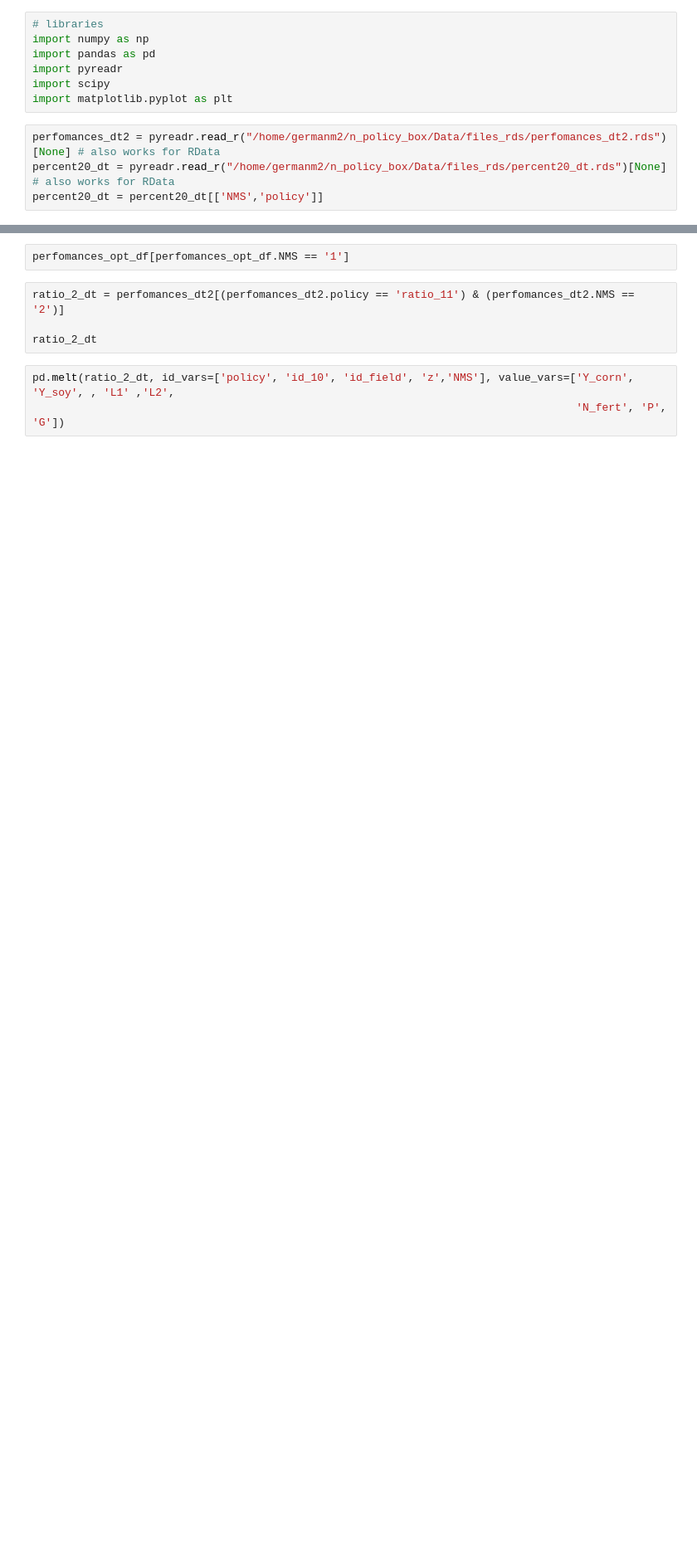
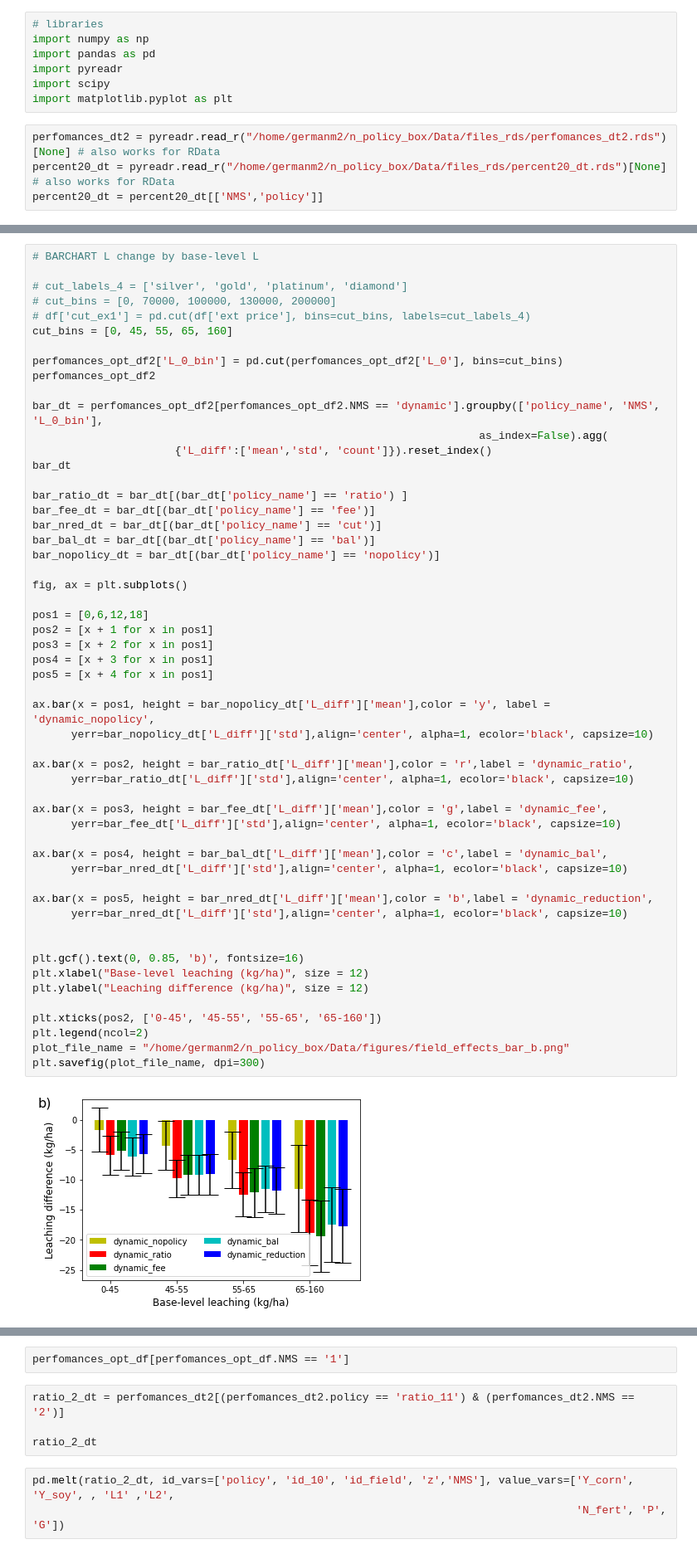
Before and after one commit to germanmandrini/n_policy, a Jupyter notebook: Codes/7a_field_effects.ipynb, the cells around one changed output, grey strips where cells are left out. Shown at 83% size. Saved outputs shown, nothing was run; the diff lists cells and outputs as text; blank space fills up the shorter version.

```diff
--- a/Codes/7a_field_effects.ipynb
+++ b/Codes/7a_field_effects.ipynb
@@ -75 +75,57 @@ perfomances_opt_df2[perfomances_opt_df2.policy == 'nopolicy_0']
 4031 rows × 20 columns
+# %%
+# BARCHART L change by base-level L
+
+# cut_labels_4 = ['silver', 'gold', 'platinum', 'diamond']
+# cut_bins = [0, 70000, 100000, 130000, 200000]
+# df['cut_ex1'] = pd.cut(df['ext price'], bins=cut_bins, labels=cut_labels_4)
+cut_bins = [0, 45, 55, 65, 160]
+
+perfomances_opt_df2['L_0_bin'] = pd.cut(perfomances_opt_df2['L_0'], bins=cut_bins)
+perfomances_opt_df2
+
+bar_dt = perfomances_opt_df2[perfomances_opt_df2.NMS == 'dynamic'].groupby(['policy_name', 'NMS', 'L_0_bin'],
+                                                                     as_index=False).agg(
+                      {'L_diff':['mean','std', 'count']}).reset_index()
+bar_dt
+
+bar_ratio_dt = bar_dt[(bar_dt['policy_name'] == 'ratio') ]
+bar_fee_dt = bar_dt[(bar_dt['policy_name'] == 'fee')]
+bar_nred_dt = bar_dt[(bar_dt['policy_name'] == 'cut')]
+bar_bal_dt = bar_dt[(bar_dt['policy_name'] == 'bal')]
+bar_nopolicy_dt = bar_dt[(bar_dt['policy_name'] == 'nopolicy')]
+
+fig, ax = plt.subplots()
+
+pos1 = [0,6,12,18]
+pos2 = [x + 1 for x in pos1]
+pos3 = [x + 2 for x in pos1]
+pos4 = [x + 3 for x in pos1]
+pos5 = [x + 4 for x in pos1]
+
+ax.bar(x = pos1, height = bar_nopolicy_dt['L_diff']['mean'],color = 'y', label = 'dynamic_nopolicy',
+      yerr=bar_nopolicy_dt['L_diff']['std'],align='center', alpha=1, ecolor='black', capsize=10)
+
+ax.bar(x = pos2, height = bar_ratio_dt['L_diff']['mean'],color = 'r',label = 'dynamic_ratio',
+      yerr=bar_ratio_dt['L_diff']['std'],align='center', alpha=1, ecolor='black', capsize=10)
+
+ax.bar(x = pos3, height = bar_fee_dt['L_diff']['mean'],color = 'g',label = 'dynamic_fee',
+      yerr=bar_fee_dt['L_diff']['std'],align='center', alpha=1, ecolor='black', capsize=10)
+
+ax.bar(x = pos4, height = bar_bal_dt['L_diff']['mean'],color = 'c',label = 'dynamic_bal',
+      yerr=bar_nred_dt['L_diff']['std'],align='center', alpha=1, ecolor='black', capsize=10)
+
+ax.bar(x = pos5, height = bar_nred_dt['L_diff']['mean'],color = 'b',label = 'dynamic_reduction',
+      yerr=bar_nred_dt['L_diff']['std'],align='center', alpha=1, ecolor='black', capsize=10)
+
+
+plt.gcf().text(0, 0.85, 'b)', fontsize=16)
+plt.xlabel("Base-level leaching (kg/ha)", size = 12)
+plt.ylabel("Leaching difference (kg/ha)", size = 12)
+
+plt.xticks(pos2, ['0-45', '45-55', '55-65', '65-160'])
+plt.legend(ncol=2)
+plot_file_name = "/home/germanm2/n_policy_box/Data/figures/field_effects_bar_b.png"
+plt.savefig(plot_file_name, dpi=300)
+# %% [output]
+[figure, added]
```
Also changed, not shown: parts of 15 cells of this notebook, 3 other files.
